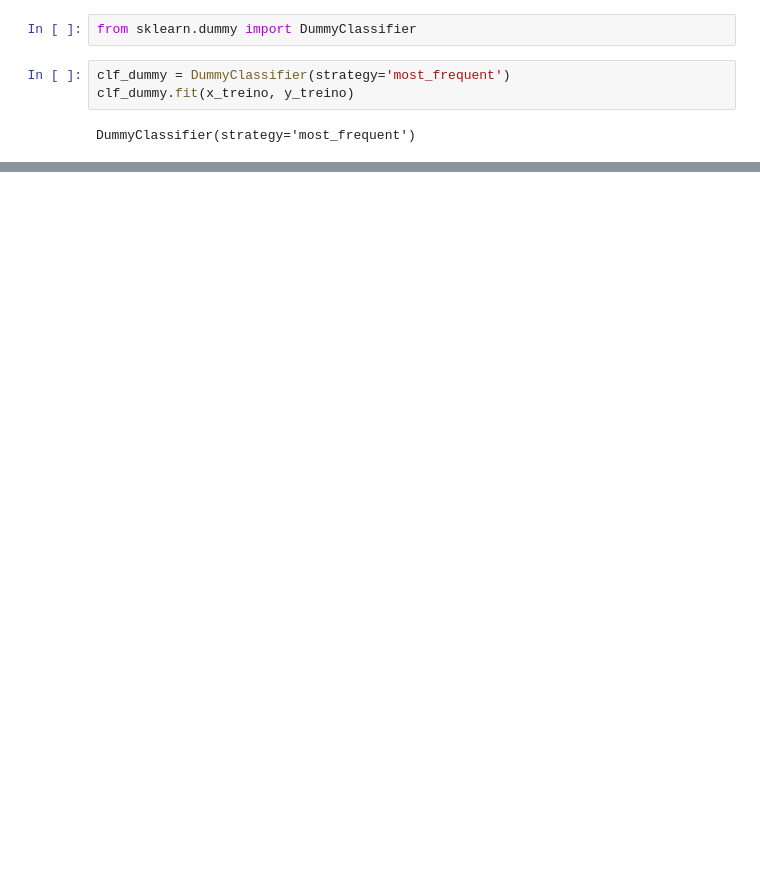
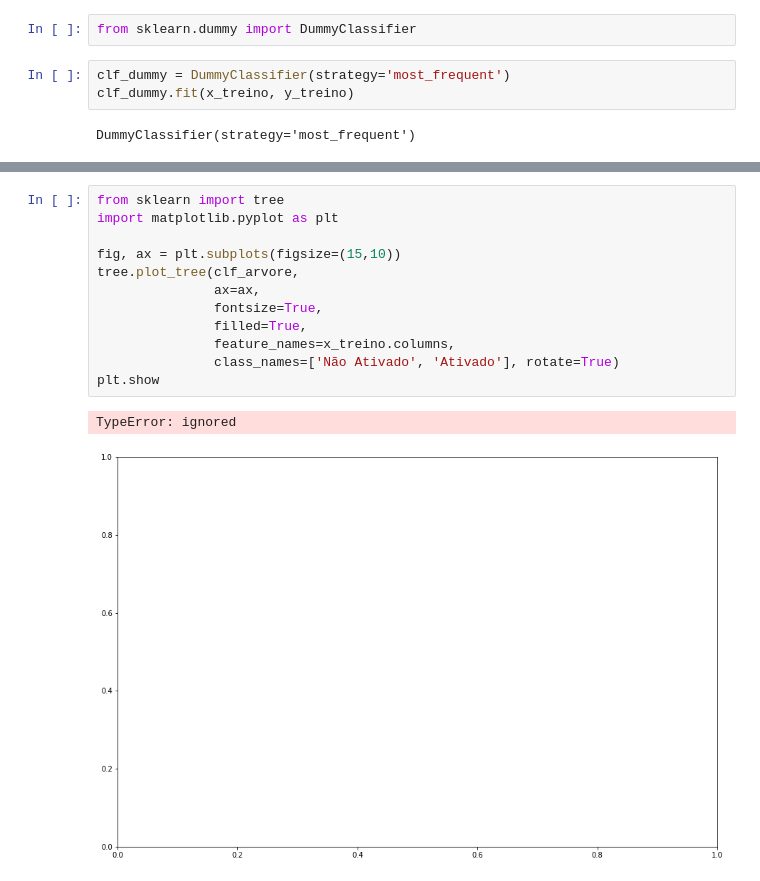
Before and after one commit to LucasFreitas98/Data-Science, a Jupyter notebook: exploring_SkLearn_library.ipynb, the cells around one changed output, grey strips where cells are left out. Drawn from its saved outputs; the diff is of its cells as text; blank space fills up the shorter version.

```diff
--- a/exploring_SkLearn_library.ipynb
+++ b/exploring_SkLearn_library.ipynb
@@ -113,0 +114,15 @@ clf_dummy.score(x_teste, y_teste)
+# %%
+from sklearn import tree
+import matplotlib.pyplot as plt
+
+fig, ax = plt.subplots(figsize=(15,10))
+tree.plot_tree(clf_arvore,
+               ax=ax,
+               fontsize=True,
+               filled=True,
+               feature_names=x_treino.columns,
+               class_names=['Não Ativado', 'Ativado'], rotate=True)
+plt.show
+# %% [output]
+TypeError: ignored
+[figure, added]
```
Also changed, not shown: parts of 18 cells of this notebook.
